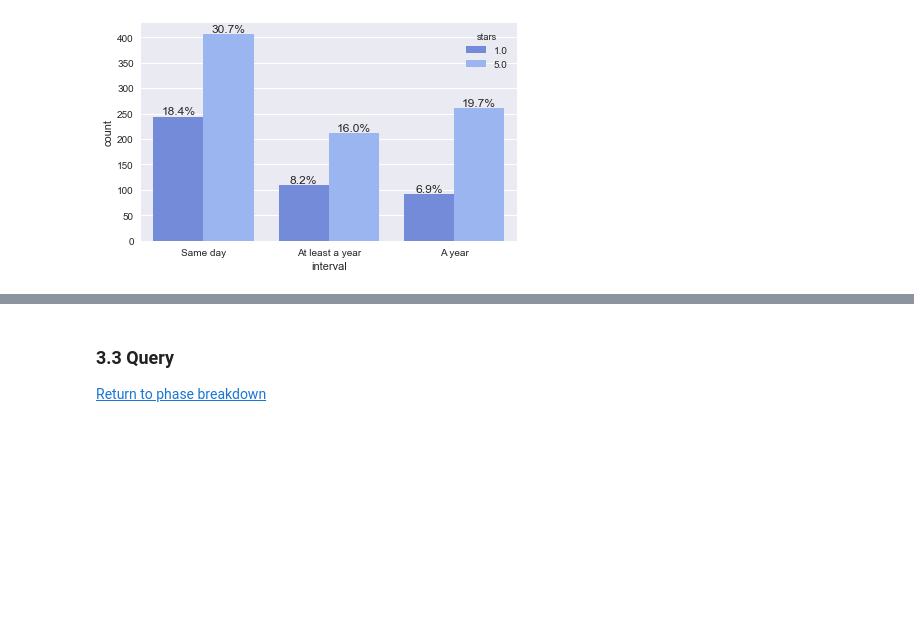
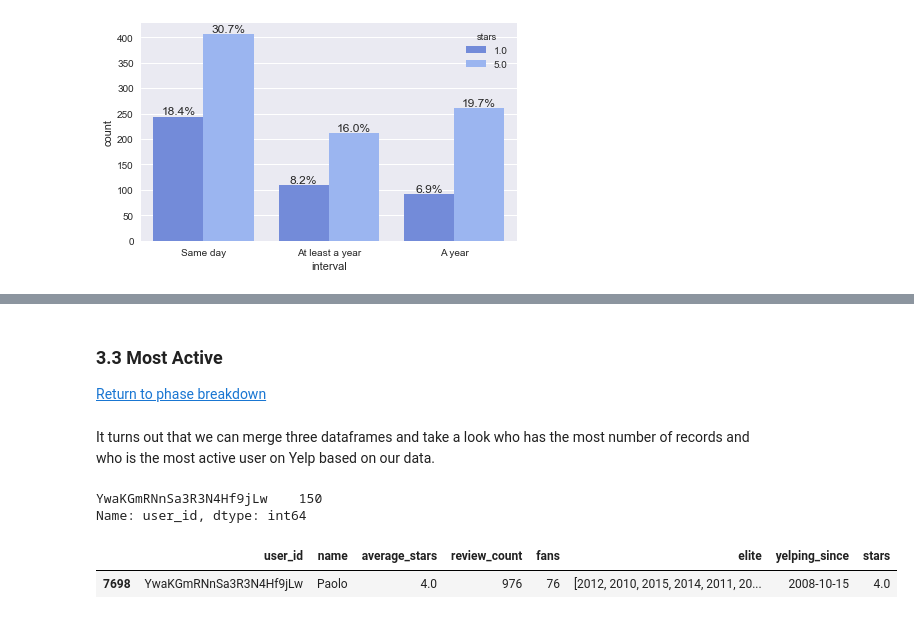
Before and after one commit to victorchennn/Yelp-Analysis, a Jupyter notebook: Yelp.ipynb, the cells around one changed output, grey strips where cells are left out. Drawn from its saved outputs; the diff is of its cells as text; code cells hidden in the pictures; blank space fills up the shorter version.

```diff
--- a/Yelp.ipynb
+++ b/Yelp.ipynb
@@ -25,6 +27,7 @@ import numpy as np
 import re
 import matplotlib.pyplot as plt
 import matplotlib.image as mpimg
+pd.set_option('mode.chained_assignment', None)
 
 # This style emulates the look and feel of the famous data journalist Nate Silver's site.
 %matplotlib inline
@@ -786,3 +791,3 @@ But when we only foucs on those odd users (absolute difference of review's star
 # %% [markdown]
-### 3.3  Query <a name="phase3.3"></a>
+### 3.3  Most Active <a name="phase3.3"></a>
 [Return to phase breakdown](#breakdown)
@@ -798,0 +794,14 @@ def search(bus, categories):
+# %% [markdown]
+It turns out that we can merge three dataframes and take a look who has the most number of records and who is the most active user on Yelp based on our data.
+# %%
+temp = users.merge(reviews, left_on='user_id', right_on='user_id')
+all_info = temp.merge(business, left_on='business_id', right_on='business_id')
+all_info['user_id'].value_counts().head(1)
+# %% [output]
+YwaKGmRNnSa3R3N4Hf9jLw    150
+Name: user_id, dtype: int64
+# %%
+users[users['user_id'] == 'YwaKGmRNnSa3R3N4Hf9jLw']
+# %% [output]
+|  | user_id | name | average_stars | review_count | fans | elite | yelping_since | stars |
+| 7698 | YwaKGmRNnSa3R3N4Hf9jLw | Paolo | 4.0 | 976 | 76 | [2012, 2010, 2015, 2014, 2011, 20... | 2008-10-15 | 4.0 |
```
Also changed, not shown: parts of 21 cells of this notebook, 2 other files.
